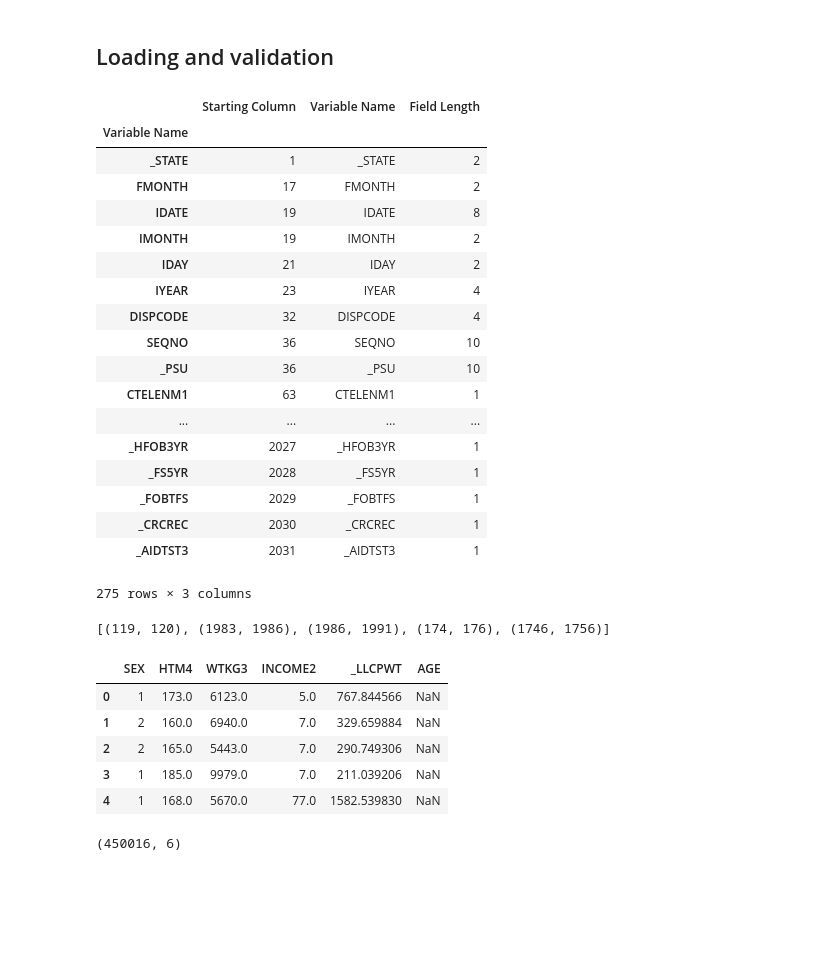
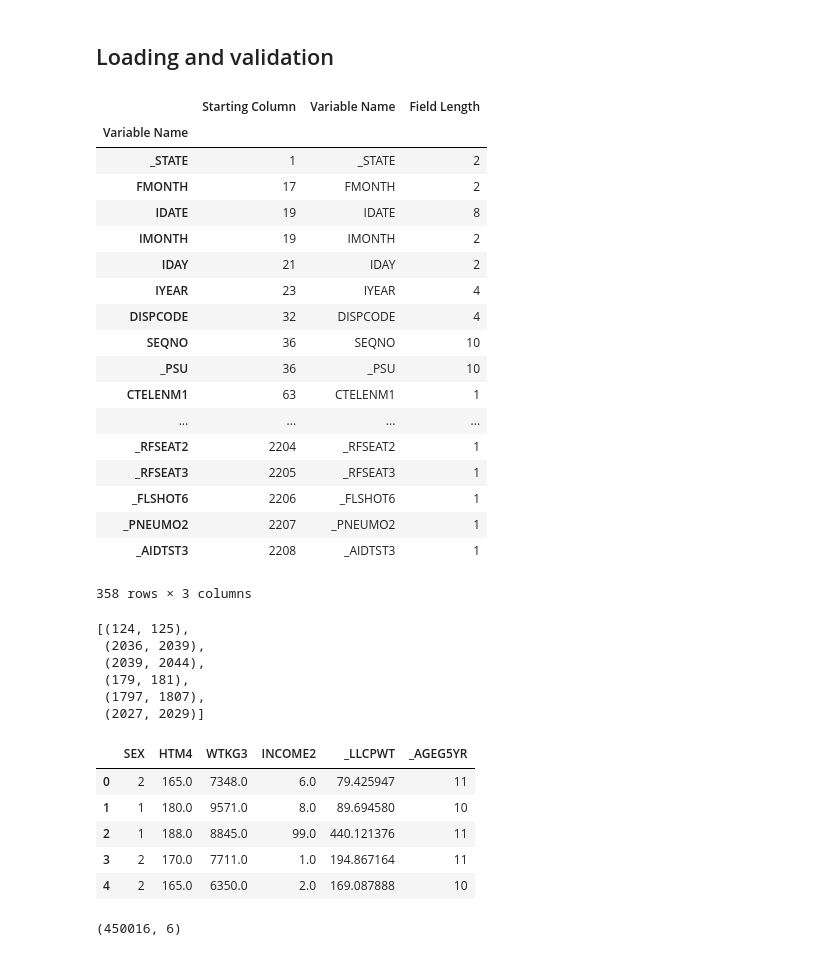
Before and after one commit to AllenDowney/ExploratoryDataAnalysis, a Jupyter notebook: eda_chap3.ipynb, the cells around one changed output. Saved outputs shown, nothing was run; the diff lists cells and outputs as text; code cells hidden in the pictures; blank space fills up the shorter version.

```diff
--- a/eda_chap3.ipynb
+++ b/eda_chap3.ipynb
@@ -28,7 +28,7 @@ url16 = 'https://www.cdc.gov/brfss/annual_data/2016/LLCP_VarLayout_16_OneColumn.
 filename16 = 'LLCP2016ASC.zip'
 filename17 = 'LLCP2017ASC.zip'
 
-tables = pd.read_html(url16)
+tables = pd.read_html(url17)
 # %%
 layout = tables[1]
 layout.index = layout['Variable Name']
@@ -47,14 +47,14 @@ layout
 | _PSU | 36 | _PSU | 10 |
 | CTELENM1 | 63 | CTELENM1 | 1 |
 | ... | ... | ... | ... |
-| _HFOB3YR | 2027 | _HFOB3YR | 1 |
-| _FS5YR | 2028 | _FS5YR | 1 |
-| _FOBTFS | 2029 | _FOBTFS | 1 |
-| _CRCREC | 2030 | _CRCREC | 1 |
-| _AIDTST3 | 2031 | _AIDTST3 | 1 |
+| _RFSEAT2 | 2204 | _RFSEAT2 | 1 |
+| _RFSEAT3 | 2205 | _RFSEAT3 | 1 |
+| _FLSHOT6 | 2206 | _FLSHOT6 | 1 |
+| _PNEUMO2 | 2207 | _PNEUMO2 | 1 |
+| _AIDTST3 | 2208 | _AIDTST3 | 1 |
-275 rows × 3 columns
+358 rows × 3 columns
 # %%
-names = [ 'SEX', 'HTM4', 'WTKG3', 'INCOME2', '_LLCPWT' ]
+names = [ 'SEX', 'HTM4', 'WTKG3', 'INCOME2', '_LLCPWT' , '_AGEG5YR']
 # %%
 colspecs = []
 for name in names:
@@ -63,25 +63,27 @@ for name in names:
 
 colspecs
 # %% [output]
-[(119, 120), (1983, 1986), (1986, 1991), (174, 176), (1746, 1756)]
+[(124, 125),
+ (2036, 2039),
+ (2039, 2044),
+ (179, 181),
+ (1797, 1807),
+ (2027, 2029)]
-# %%
-names.append('AGE')
-colspecs.append((121,122))
 # %%
-brfss = pd.read_fwf(filename16,
+brfss = pd.read_fwf(filename17,
                     colspecs=colspecs,
                     names=names,
                     compression='zip',
                     nrows=None)
 
 brfss.head()
 # %% [output]
-|  | SEX | HTM4 | WTKG3 | INCOME2 | _LLCPWT | AGE |
-| 0 | 1 | 173.0 | 6123.0 | 5.0 | 767.844566 | NaN |
-| 1 | 2 | 160.0 | 6940.0 | 7.0 | 329.659884 | NaN |
-| 2 | 2 | 165.0 | 5443.0 | 7.0 | 290.749306 | NaN |
-| 3 | 1 | 185.0 | 9979.0 | 7.0 | 211.039206 | NaN |
-| 4 | 1 | 168.0 | 5670.0 | 77.0 | 1582.539830 | NaN |
+|  | SEX | HTM4 | WTKG3 | INCOME2 | _LLCPWT | _AGEG5YR |
+| 0 | 2 | 165.0 | 7348.0 | 6.0 | 79.425947 | 11 |
+| 1 | 1 | 180.0 | 9571.0 | 8.0 | 89.694580 | 10 |
+| 2 | 1 | 188.0 | 8845.0 | 99.0 | 440.121376 | 11 |
+| 3 | 2 | 170.0 | 7711.0 | 1.0 | 194.867164 | 11 |
+| 4 | 2 | 165.0 | 6350.0 | 2.0 | 169.087888 | 10 |
 # %%
 brfss.shape
 # %% [output]
```
Also changed, not shown: parts of 67 cells of this notebook.
